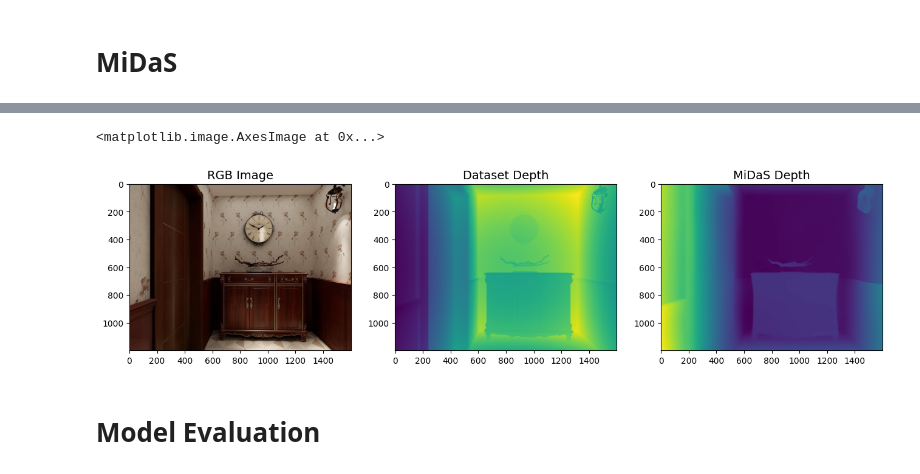
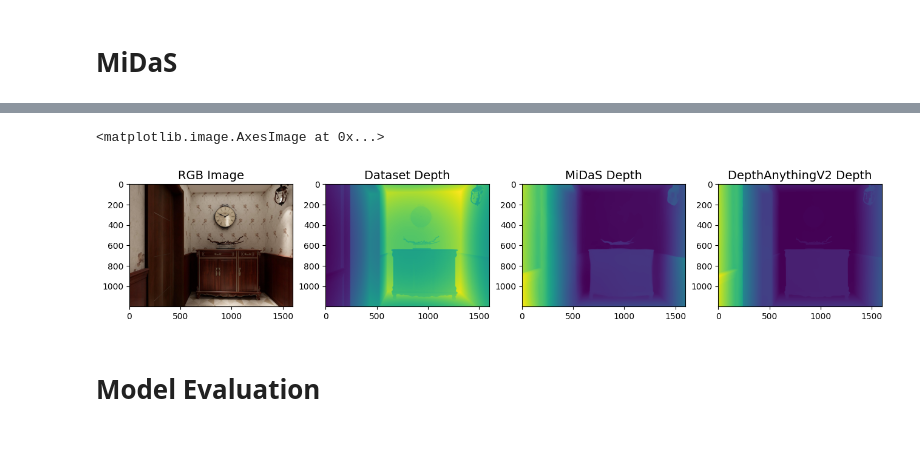
Before and after one commit to ynkf/HSLU.DSPRO2.Beyond2D, a Jupyter notebook: mde-baseline.ipynb, the cells around one changed output, grey strips where cells are left out. Saved outputs shown, nothing was run; the diff lists cells and outputs as text; code cells hidden in the pictures; blank space fills up the shorter version.

Commit message:
add depthanythig v2 baseline

```diff
--- a/mde-baseline.ipynb
+++ b/mde-baseline.ipynb
@@ -9,3 +9,7 @@ import matplotlib.pyplot as plt
 
 # reference to cloned repository
 from data.DeepFurniture.deepfurniture import DeepFurnitureDataset
+# %%
+device = torch.device("cuda" if torch.cuda.is_available() else "mps" if torch.backends.mps.is_available() else "cpu")
+
+print(f'selected device: {device}')
@@ -55,9 +61,0 @@ Using cache found in /Users/timon/.cache/torch/hub/intel-isl_MiDaS_master
-# %%
-device = torch.device("mps") if torch.backends.mps.is_available() else torch.device("cpu")
-# device = torch.device("cuda") if torch.cuda.is_available() else torch.device("cpu")
-
-print(f'selected device: {device}')
-midas.to(device)
-midas.eval()
-
-print('model ready for evaluation')
@@ -111,19 +122,48 @@ output = compute_midas(scene['image'])
+# %%
+model_configs = {
+    'vits': {'encoder': 'vits', 'features': 64, 'out_channels': [48, 96, 192, 384]},
+    'vitb': {'encoder': 'vitb', 'features': 128, 'out_channels': [96, 192, 384, 768]},
+    'vitl': {'encoder': 'vitl', 'features': 256, 'out_channels': [256, 512, 1024, 1024]},
+    'vitg': {'encoder': 'vitg', 'features': 384, 'out_channels': [1536, 1536, 1536, 1536]}
+}
+
+encoder = 'vitl' # or 'vits', 'vitb', 'vitg'
+
+model = DepthAnythingV2(**model_configs[encoder])
+model.load_state_dict(torch.load(f'models/DepthAnythingV2/checkpoints/depth_anything_v2_{encoder}.pth', map_location='cpu'))
+model = model.to(device).eval()
+# %%
+def compute_depth_anything(image):
+    img_rgb = np.array(image)
+
+    # Convert to BGR format for OpenCV
+    img_bgr = cv2.cvtColor(img_rgb, cv2.COLOR_RGB2BGR)
+
+    with torch.no_grad():
+        depth_map = model.infer_image(img_bgr)
+
+    return depth_map
+
+output_da = compute_depth_anything(scene['image'])
 # %%
 scene = dataset[0]
 
-fig, axes = plt.subplots(1, 3, figsize=(16, 8))
+fig, axes = plt.subplots(1, 4, figsize=(16, 8))
 
 axes[0].set_title('RGB Image', fontsize=14)
 axes[0].imshow(scene['image'])
 
 axes[1].set_title('Dataset Depth', fontsize=14)
 axes[1].imshow(scene['depth'])
 
 axes[2].set_title('MiDaS Depth', fontsize=14)
 axes[2].imshow(output)
+
+axes[3].set_title('DepthAnythingV2 Depth', fontsize=14)
+axes[3].imshow(output_da)
 # %% [output]
 <matplotlib.image.AxesImage at 0x...>
-[figure, old version]
+[figure, new version]
 # %% [markdown]
 # Model Evaluation
 # %% [markdown]
```
Also changed, not shown: parts of 11 cells of this notebook, 1 other file.
